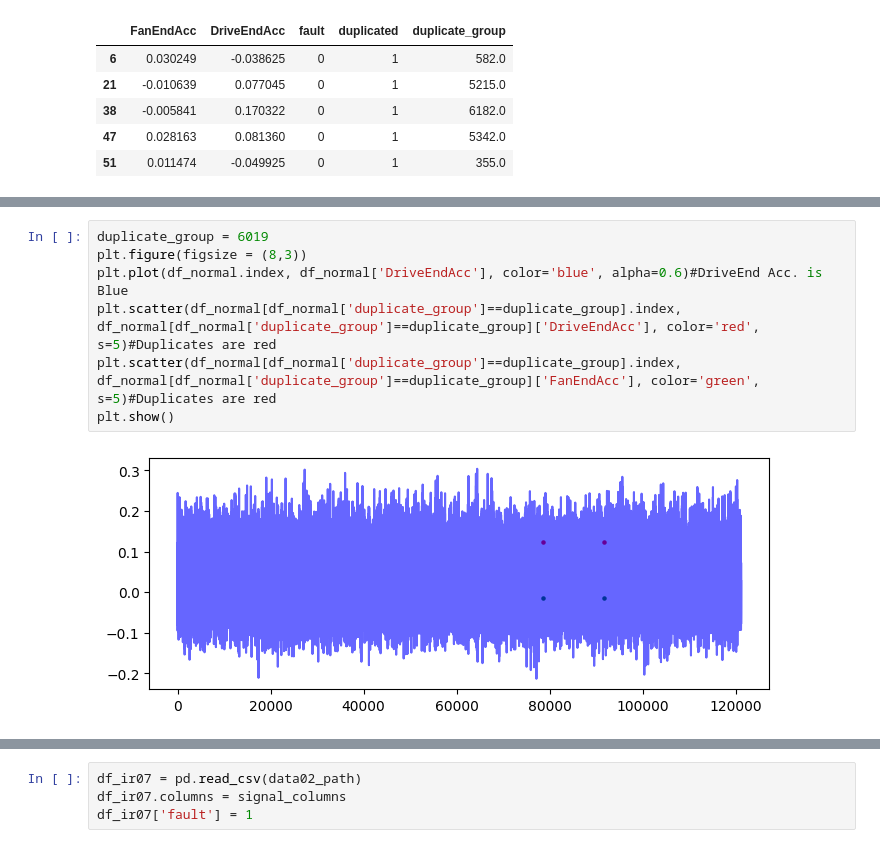
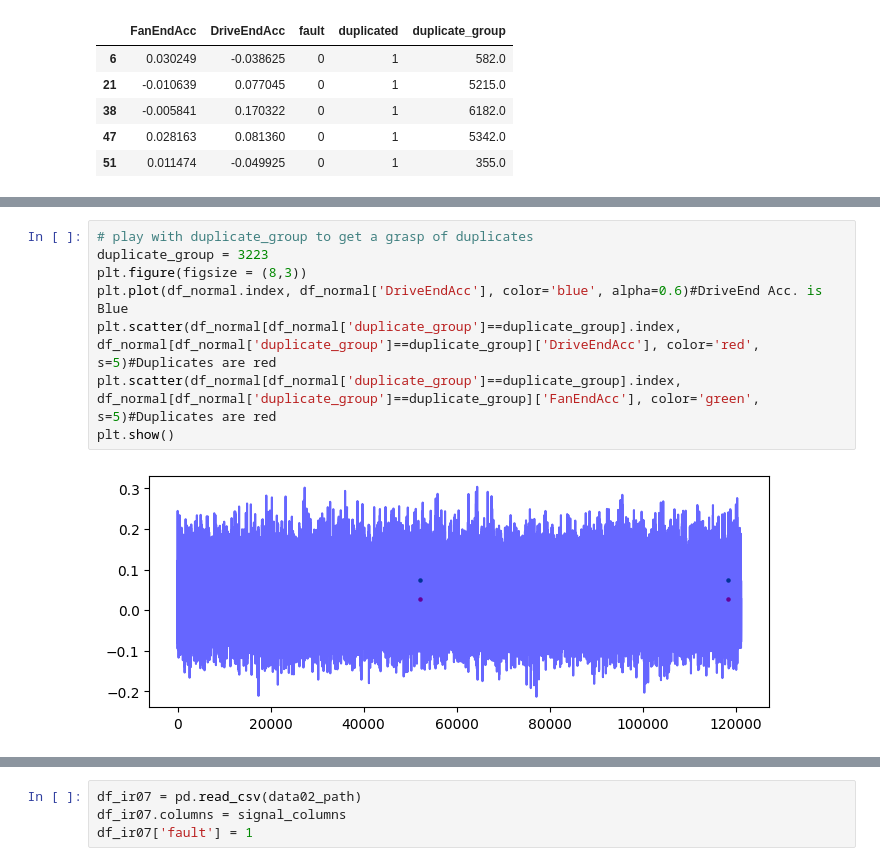
Before and after one commit to h4ppy0wl/PdM01, a Jupyter notebook: bearings01_EDA.ipynb, the cells around one changed output, grey strips where cells are left out. Drawn from its saved outputs; the diff is of its cells as text.

```diff
--- a/bearings01_EDA.ipynb
+++ b/bearings01_EDA.ipynb
@@ -137,9 +176,10 @@ plt.show()
 # %%
-duplicate_group = 6019
+# play with duplicate_group to get a grasp of duplicates
+duplicate_group = 3223
 plt.figure(figsize = (8,3))
 plt.plot(df_normal.index, df_normal['DriveEndAcc'], color='blue', alpha=0.6)#DriveEnd Acc. is Blue
 plt.scatter(df_normal[df_normal['duplicate_group']==duplicate_group].index, df_normal[df_normal['duplicate_group']==duplicate_group]['DriveEndAcc'], color='red', s=5)#Duplicates are red
 plt.scatter(df_normal[df_normal['duplicate_group']==duplicate_group].index, df_normal[df_normal['duplicate_group']==duplicate_group]['FanEndAcc'], color='green', s=5)#Duplicates are red
 plt.show()
 # %% [output]
-[figure, old version]
+[figure, new version]
```
Also changed, not shown: parts of 34 cells of this notebook.
